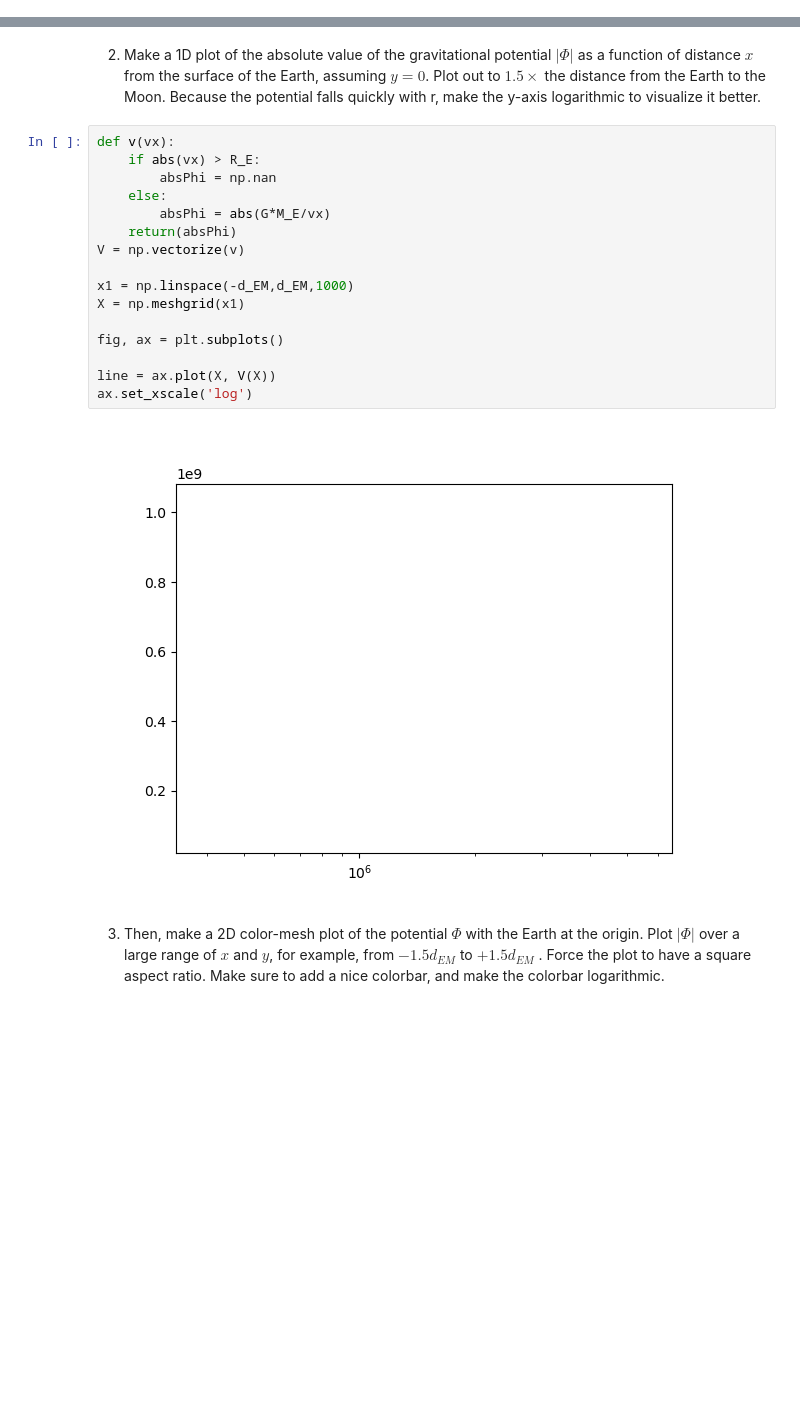
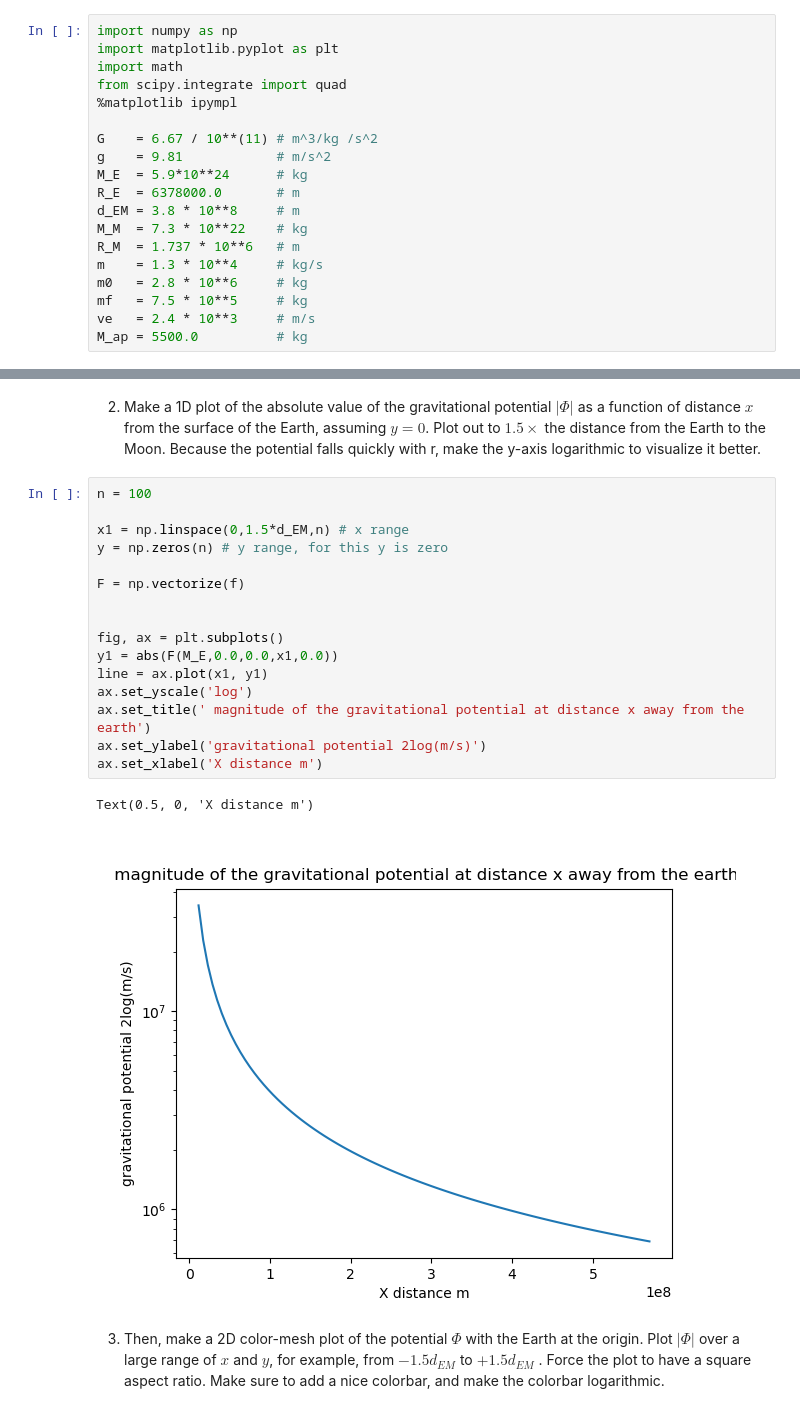
Before and after one commit to jhurst12-eng/PHYS265-spring26, a Jupyter notebook: Lab1/lab1.ipynb, the cells around one changed output, grey strips where cells are left out. Drawn from its saved outputs; the diff is of its cells as text; blank space fills up the shorter version.

```diff
--- a/Lab1/lab1.ipynb
+++ b/Lab1/lab1.ipynb
@@ -41,6 +41,25 @@ A table of relevant physical constants is below. Good luck!
 #show
 # In the code cell beneath this one you can put your imports,
 # and define any variables you might need (e.g. the mass of the earth)
+# %%
+import numpy as np
+import matplotlib.pyplot as plt
+import math
+from scipy.integrate import quad
+%matplotlib ipympl
+
+G    = 6.67 / 10**(11) # m^3/kg /s^2
+g    = 9.81            # m/s^2
+M_E  = 5.9*10**24      # kg
+R_E  = 6378000.0       # m
+d_EM = 3.8 * 10**8     # m
+M_M  = 7.3 * 10**22    # kg
+R_M  = 1.737 * 10**6   # m
+m    = 1.3 * 10**4     # kg/s
+m0   = 2.8 * 10**6     # kg
+mf   = 7.5 * 10**5     # kg
+ve   = 2.4 * 10**3     # m/s
+M_ap = 5500.0          # kg
 # %% [markdown]
 ## Part 1: The Gravitational Potential of the Earth
 ----
@@ -96,23 +124,24 @@ def f(M,xm,ym,x,y: float,int) -> float :
 2. Make a 1D plot of the absolute value of the gravitational potential $|\Phi|$ as a function of distance $x$ from the surface of the Earth, assuming $y = 0$.
 Plot out to $1.5\times$ the distance from the Earth to the Moon. Because the potential falls quickly with r, make the y-axis logarithmic to visualize it better.
 # %%
-def v(vx):
-    if abs(vx) > R_E:
-        absPhi = np.nan
-    else:
-        absPhi = abs(G*M_E/vx)
-    return(absPhi)
-V = np.vectorize(v)
+n = 100
 
-x1 = np.linspace(-d_EM,d_EM,1000)
-X = np.meshgrid(x1)
+x1 = np.linspace(0,1.5*d_EM,n) # x range
+y = np.zeros(n) # y range, for this y is zero
+
+F = np.vectorize(f)
+
 
 fig, ax = plt.subplots()
-
-line = ax.plot(X, V(X))
-ax.set_xscale('log')
+y1 = abs(F(M_E,0.0,0.0,x1,0.0))
+line = ax.plot(x1, y1)
+ax.set_yscale('log')
+ax.set_title(' magnitude of the gravitational potential at distance x away from the earth')
+ax.set_ylabel('gravitational potential 2log(m/s)')
+ax.set_xlabel('X distance m')
 # %% [output]
+Text(0.5, 0, 'X distance m')
-[figure, old version]
+[figure, new version]
 # %% [markdown]
 3. Then, make a 2D color-mesh plot of the potential $\Phi$ with the Earth at the origin. Plot $|\Phi|$
 over a large range of $x$ and $y$, for example, from $-1.5d_{EM}$ to $+1.5d_{EM}$ . Force the plot to have
```
Also changed, not shown: parts of 14 cells of this notebook, 1 other file.
